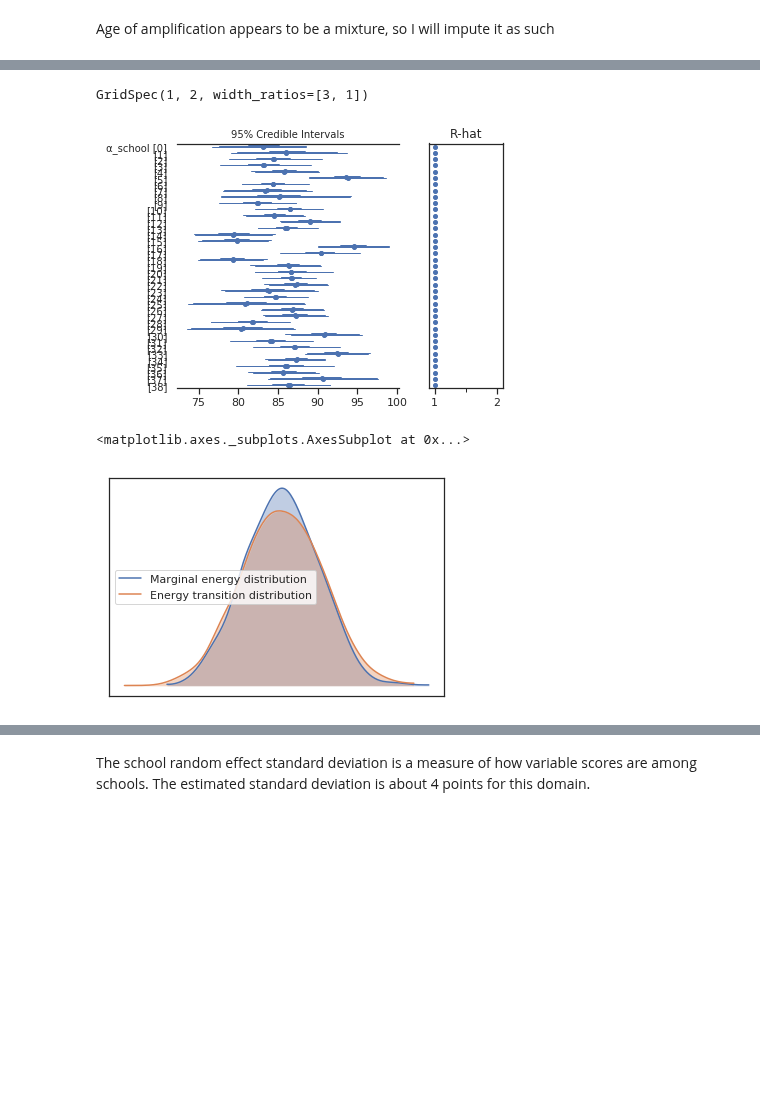
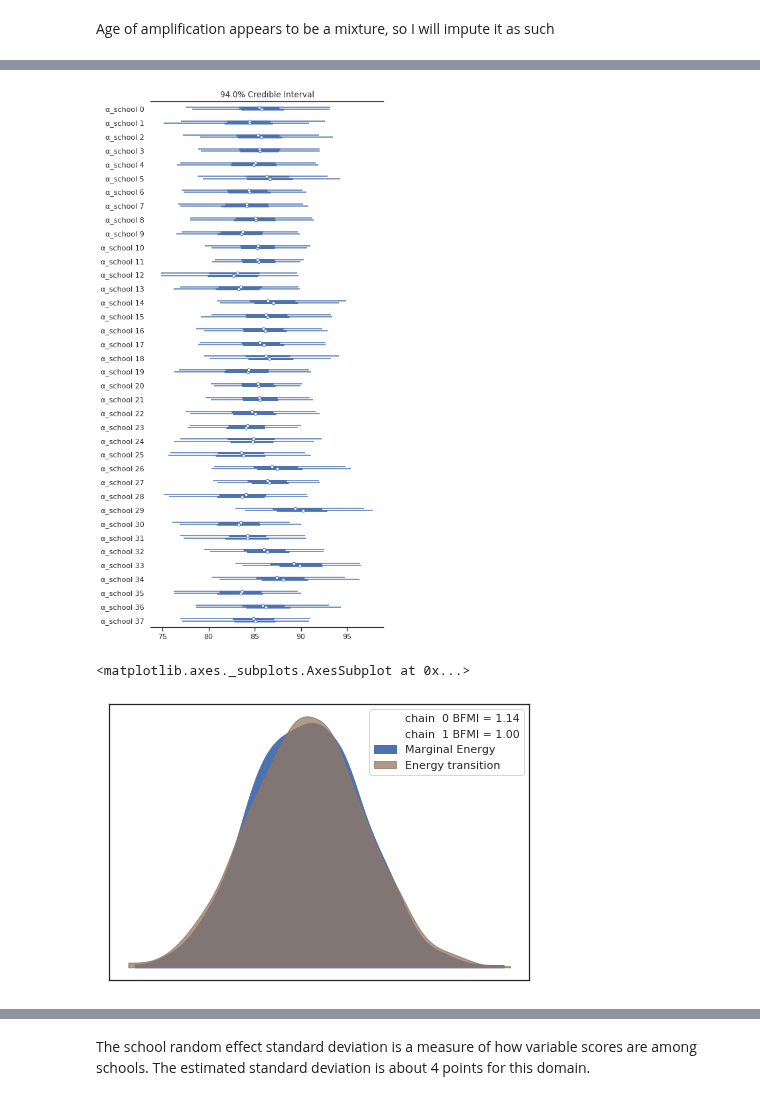
Before and after one commit to fonnesbeck/infant_hearing_intervention, a Jupyter notebook: notebooks/Covariate Model (Autism).ipynb, the cells around one changed output, grey strips where cells are left out. Saved outputs shown, nothing was run; the diff lists cells and outputs as text; code cells hidden in the pictures; blank space fills up the shorter version.

```diff
--- a/notebooks/Covariate Model (Autism).ipynb
+++ b/notebooks/Covariate Model (Autism).ipynb
@@ -14,7 +14,7 @@ sns.set(context='notebook', style='ticks')
 # %% [markdown]
 Import data
 # %%
-lsl_dr = (pd.read_csv('../data/clean/lsl_dr.csv', index_col=0, low_memory=False)
+lsl_dr = (pd.read_csv('../data/clean/lsl_dr_frozen_09272019.csv', index_col=0, low_memory=False)
                   .rename({'onset_1':'identify_mo'}, axis=1))
 # %%
 lsl_dr.head()
@@ -264,27 +263,12 @@ def generate_model(dataset, intervention=False):
         else:
             x_family_inv = family_inv
 
-        # Age of intervention
-        if intervention and np.isnan(age_int).sum():
-            m_int = Normal('m_int', 2, sd=5)
-            s_int = HalfNormal('s_int', sd=5)
-            x_age_int = Lognormal('x_premature', m_int, sd=s_int, observed=masked_invalid(age_int))
-        else:
-            x_age_int = age_int
-
         # Imputation of hearing loss
         if np.isnan(non_severe).sum():
             p_hl = Beta("p_hl", 1, 1, testval=0.9)
             x_hl = Bernoulli('x_hl', p_hl, observed=masked_invalid(non_severe))
         else:
             x_hl = non_severe
-
-        # Imputation of parent hearing loss
-        if np.isnan(one_or_both_parent_hl).sum():
-            p_phl = Beta("p_phl", 1, 1)
-            x_phl = Bernoulli('x_phl', p_phl, observed=masked_invalid(one_or_both_parent_hl))
-        else:
-            x_phl = one_or_both_parent_hl
 
         # Imputation of siblings
         if np.isnan(sib).sum():
@@ -293,6 +277,13 @@ def generate_model(dataset, intervention=False):
             x_sib = Categorical('x_sib', p_sib, observed=masked_invalid(sib))
         else:
             x_sib = sib
+
+        # Imputation of mother's college education
+        if np.isnan(mother_college).sum():
+            p_mother_college = Beta("p_mother_college", 1, 1)
+            x_mother_college = Bernoulli('x_mother_college', p_mother_college, observed=masked_invalid(mother_college))
+        else:
+            x_mother_college = mother_college
 
         # Indices to school random effects
         unique_schools = np.unique(school)
@@ -316,9 +307,7 @@ def generate_model(dataset, intervention=False):
              x_family_inv,
              x_sib,
              x_hl,
-             mother_college,
-             x_phl,
-             age_enroll_std,
+             x_mother_college,
              time,
              autism]
 
@@ -329,7 +318,8 @@ def generate_model(dataset, intervention=False):
         β = Normal("β", 0, sd=100, shape=len(X))
         θ = intercept + race_effect + β.dot(tt.stack(X))
 
-        σ = HalfNormal("σ", sd=25, testval=100)
+        σ = HalfNormal("σ", sd=25)
+
         score_like = Normal("score_like", mu=θ, sd=σ, observed=score)
 
     return model
@@ -343,9 +342,15 @@ tuning = 4000
+# %%
+from knockknock import email_sender
+
+@email_sender(recipient_emails=["cfonnesbeck@yankees.com"], sender_email="fonnesbeck@gmail.com")
+def _sample(*args, **kwargs):
+    return sample(*args, **kwargs)
 # %%
 from pymc3 import sample
 
 with receptive_language:
 
-    rec_lang_trace = sample(iterations,
+    rec_lang_trace = _sample(iterations,
                               tune=tuning, chains=2, cores=2)
 # %% [output]
 Multiprocess sampling (2 chains in 2 jobs)
@@ -378,13 +378,12 @@ GridSpec(1, 1)
 # %%
-forestplot(rec_lang_trace, varnames=['α_school'])
+plot_forest(rec_lang_trace, var_names=['α_school']);
 # %% [output]
-GridSpec(1, 2, width_ratios=[3, 1])
-[figure, old version]
+[figure, new version]
 # %%
-from pymc3 import energyplot
+from arviz import plot_energy
 
-energyplot(rec_lang_trace)
+plot_energy(rec_lang_trace)
 # %% [output]
 <matplotlib.axes._subplots.AxesSubplot at 0x...>
-[figure, old version]
+[figure, new version]
 # %%
```
Also changed, not shown: parts of 48 cells of this notebook, 1 other file.
